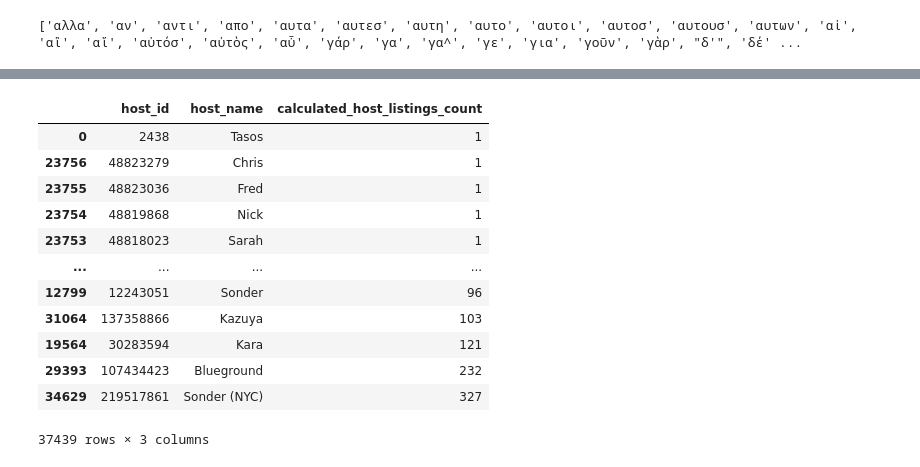
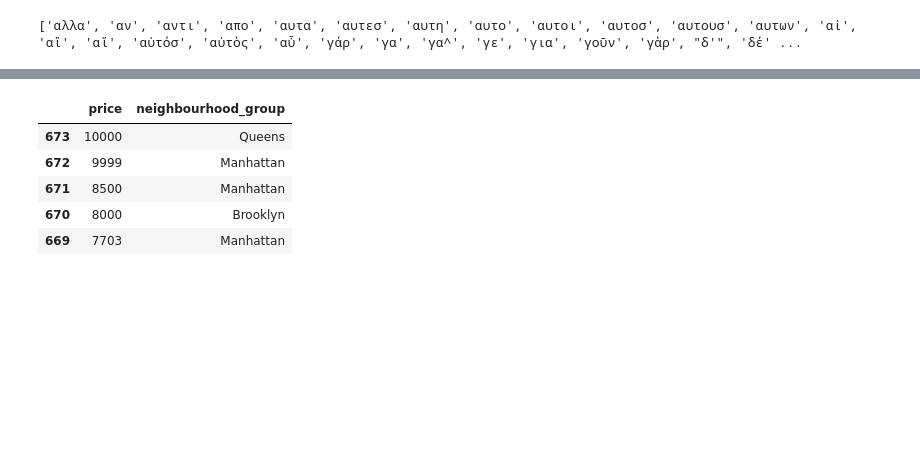
Before and after one commit to Tilak46-R/Airbnb-booking-Analysis, a Jupyter notebook: individual_Airbnb_Booking_Analysis.ipynb, the cells around one changed output, grey strips where cells are left out. Saved outputs shown, nothing was run; the diff lists cells and outputs as text; code cells hidden in the pictures; blank space fills up the shorter version.

```diff
--- a/individual_Airbnb_Booking_Analysis.ipynb
+++ b/individual_Airbnb_Booking_Analysis.ipynb
@@ -191,17 +214,10 @@ host_areas.sort_values(by = 'calculated_host_listings_count', ascending = False)
 # %%
-host_areas = airbnb_data.groupby(['host_id','host_name'])['calculated_host_listings_count'].max().reset_index()
-host_areas.sort_values(by = 'calculated_host_listings_count', ascending = True)
+prc = airbnb_data.groupby('price')['neighbourhood_group'].max().reset_index()
+prc.sort_values(by = 'price', ascending = False).head()
 # %% [output]
-|  | host_id | host_name | calculated_host_listings_count |
-| 0 | 2438 | Tasos | 1 |
-| 23756 | 48823279 | Chris | 1 |
-| 23755 | 48823036 | Fred | 1 |
-| 23754 | 48819868 | Nick | 1 |
-| 23753 | 48818023 | Sarah | 1 |
-| ... | ... | ... | ... |
-| 12799 | 12243051 | Sonder | 96 |
-| 31064 | 137358866 | Kazuya | 103 |
-| 19564 | 30283594 | Kara | 121 |
-| 29393 | 107434423 | Blueground | 232 |
-| 34629 | 219517861 | Sonder (NYC) | 327 |
+|  | price | neighbourhood_group |
+| 673 | 10000 | Queens |
+| 672 | 9999 | Manhattan |
+| 671 | 8500 | Manhattan |
+| 670 | 8000 | Brooklyn |
+| 669 | 7703 | Manhattan |
-37439 rows × 3 columns
```
Also changed, not shown: parts of 7 cells of this notebook.
